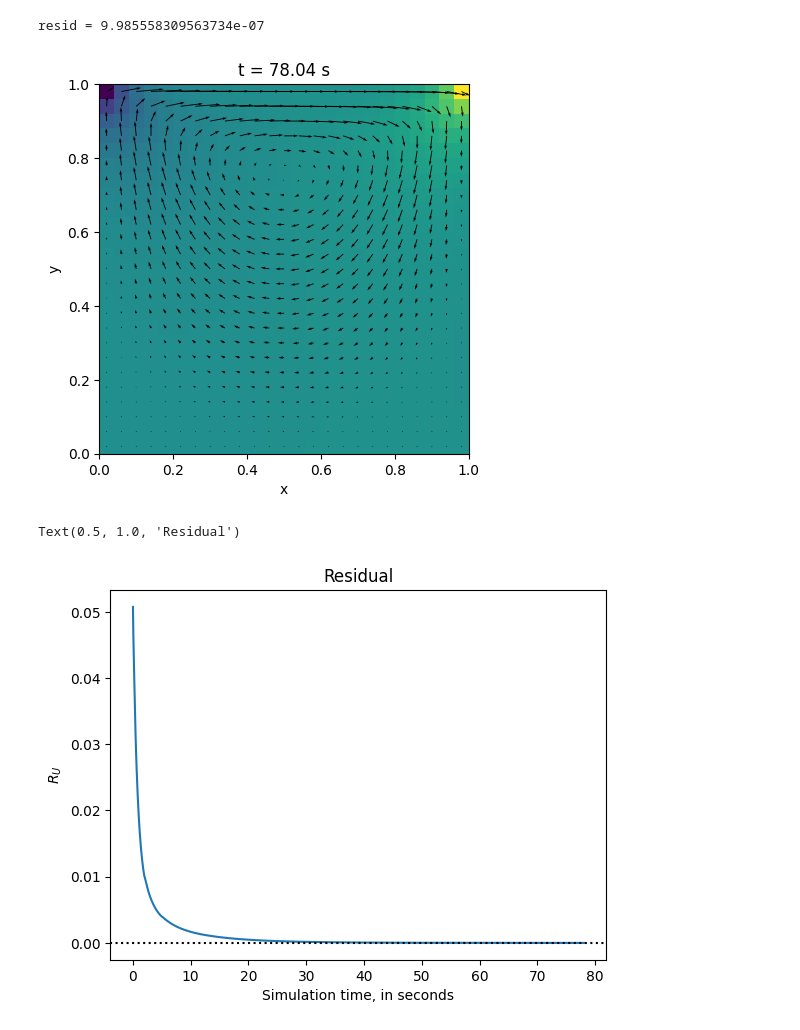
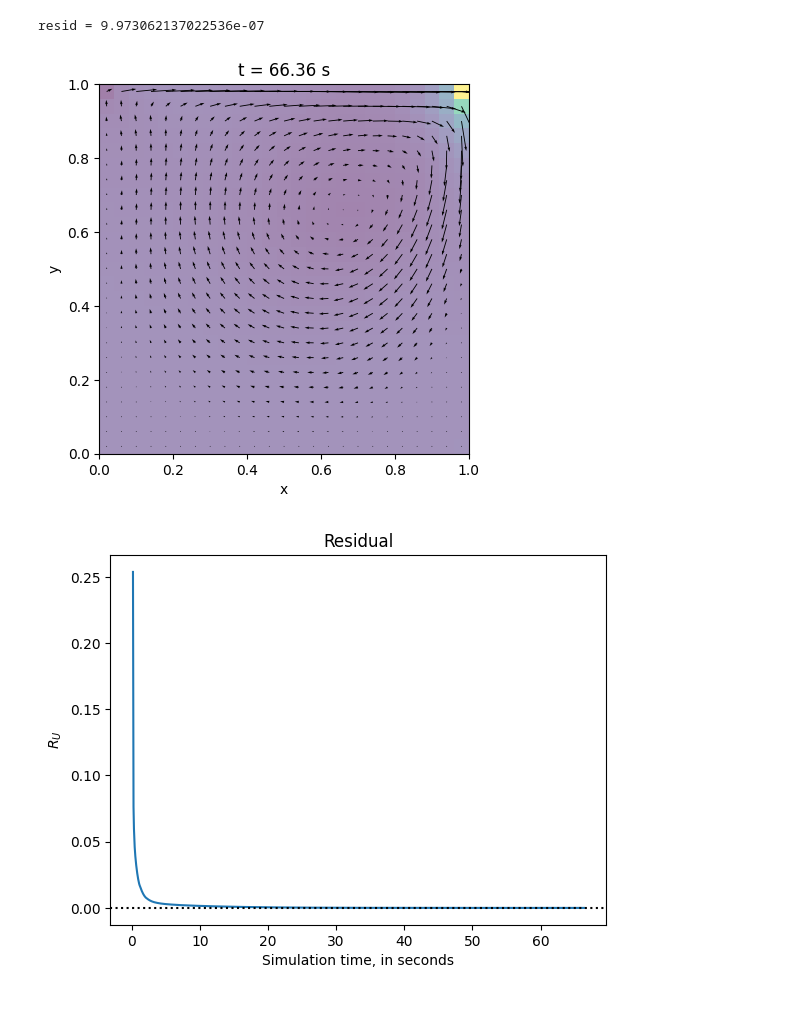
Before and after one commit to mmdski/nsfdpy, a Jupyter notebook: notebooks/cavity.ipynb, the cells around one changed output. Cells and saved outputs as stored; diff of their text form; code cells hidden in the pictures.

```diff
--- a/notebooks/cavity.ipynb
+++ b/notebooks/cavity.ipynb
@@ -29,41 +31,40 @@ comp_ts = CompTimeStep(nsfd_config.geometry(),
                    nsfd_config.solver(),
                    nsfd_config.time())
 # %%
-while True:
+for n in range(10000):
 
-    dt, (n_it, norm) = comp_ts(u2, p)
+    delt, (n_it, norm) = comp_ts(u2, p)
 
     if norm > nsfd_config.solver().eps:
-        raise RuntimeError("Computed pressure norm is greater than eps")
+        warnings.warn("Computed pressure norm is greater than eps", RuntimeWarning)
 
     resid.append(u2.res(u1))
     u1.copy(u2)
-    t.append(t[-1] + dt)
+    t.append(t[-1] + delt)
 
     if resid[-1] < u_eps:
         break
 
 print(f"resid = {resid[-1]}")
 
 fig, ax = plt.subplots()
-p_plot.pcolormesh(p, ax=ax)
+p_plot.pcolormesh(p, ax=ax, alpha=0.5)
 vec_plot.quiver(u2, ax=ax)
 ax.set_aspect("equal", "box")
 ax.set_xlabel("x")
 ax.set_ylabel("y")
 _ = ax.set_title(f"t = {t[-1]:.2f} s")
 # %% [output]
-resid = 9.985558309563734e-07
+resid = 9.973062137022536e-07
-[figure, old version]
+[figure, new version]
 # %%
 plt.plot(t[1:], resid)
 plt.axhline(u_eps, color="k", linestyle=":")
 plt.xlabel("Simulation time, in seconds")
 plt.ylabel("$R_{U}$")
-plt.title("Residual")
+_ = plt.title("Residual")
 # %% [output]
-Text(0.5, 1.0, 'Residual')
-[figure, old version]
+[figure, new version]
 # %%
 import numpy as np
 
```
Also changed, not shown: parts of 3 cells of this notebook, 9 other files.
